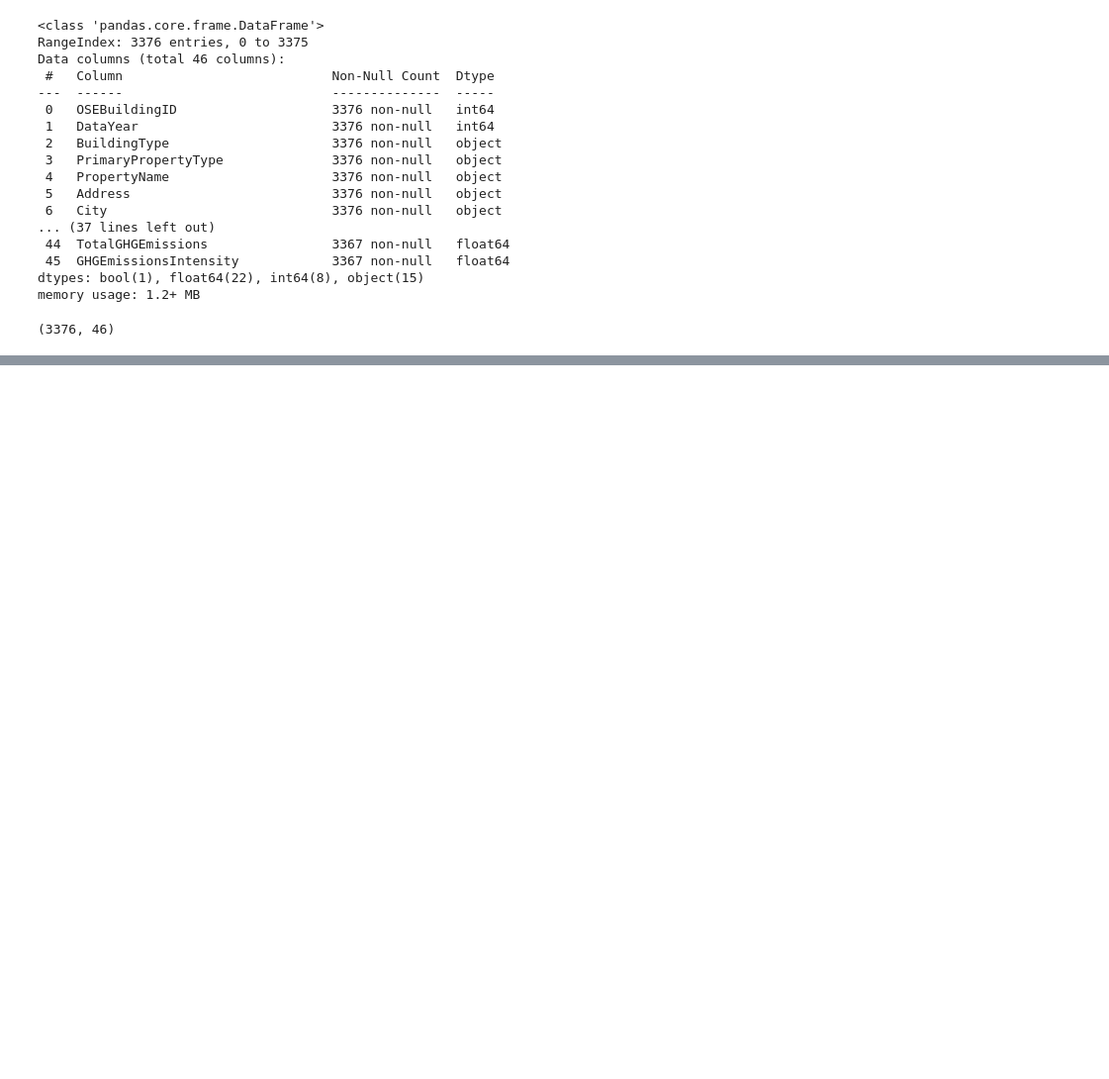
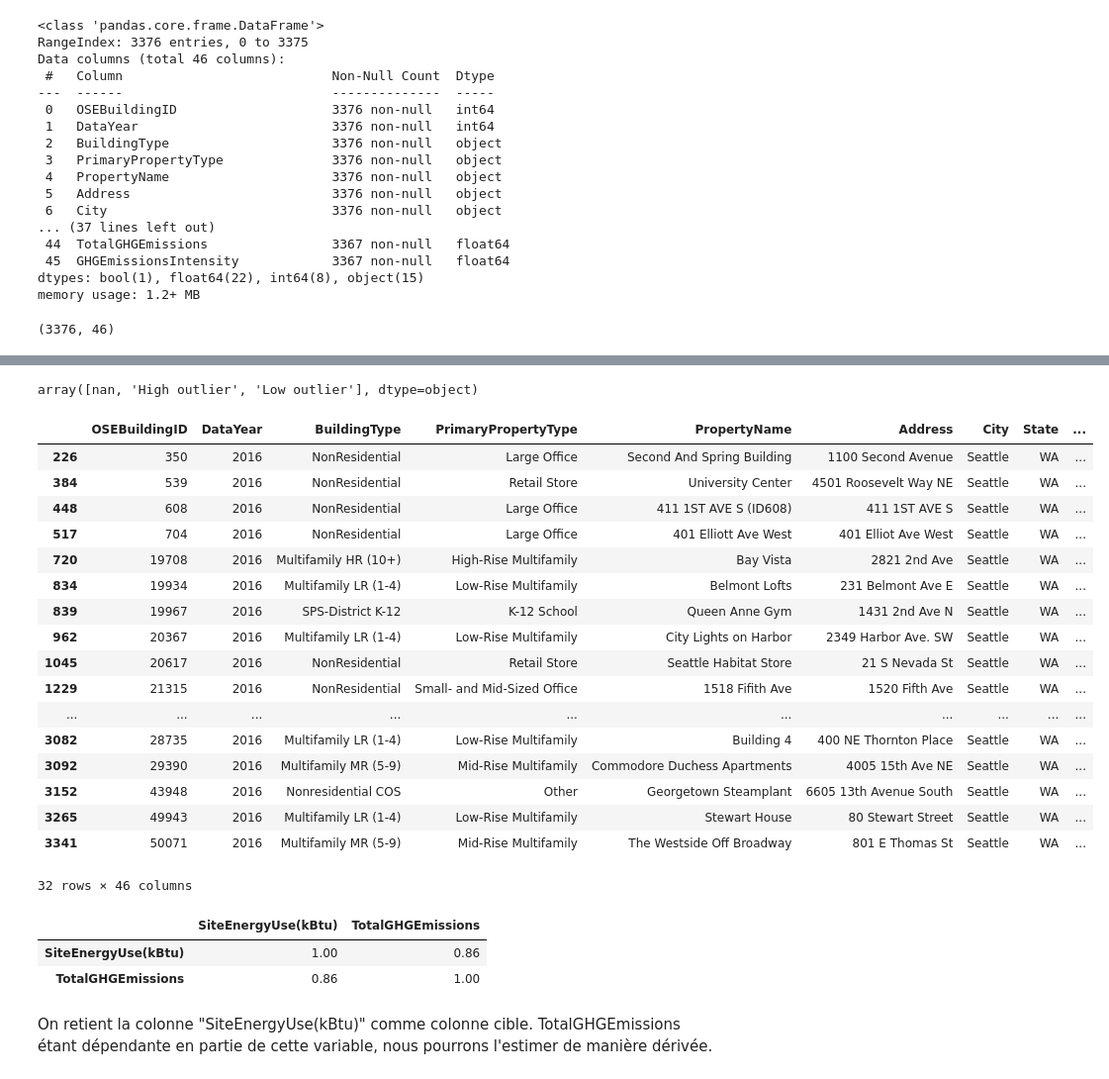
Before and after one commit to R0mNavarr0/Energy_Consumption_Prediction, a Jupyter notebook: EDA.ipynb, the cells around one changed output, grey strips where cells are left out. Shown at 99% size. Saved outputs shown, nothing was run; the diff lists cells and outputs as text; code cells hidden in the pictures; blank space fills up the shorter version.

```diff
--- a/EDA.ipynb
+++ b/EDA.ipynb
@@ -39,0 +60,33 @@ df.shape
+# %%
+df['Outlier'].unique()
+# %% [output]
+array([nan, 'High outlier', 'Low outlier'], dtype=object)
+# %%
+df[df['Outlier'].isin(['High outlier','Low outlier'])]
+# %% [output]
+|  | OSEBuildingID | DataYear | BuildingType | PrimaryPropertyType | PropertyName | Address | City | State | ... |
+| 226 | 350 | 2016 | NonResidential | Large Office | Second And Spring Building | 1100 Second Avenue | Seattle | WA | ... |
+| 384 | 539 | 2016 | NonResidential | Retail Store | University Center | 4501 Roosevelt Way NE | Seattle | WA | ... |
+| 448 | 608 | 2016 | NonResidential | Large Office | 411 1ST AVE S (ID608) | 411 1ST AVE S | Seattle | WA | ... |
+| 517 | 704 | 2016 | NonResidential | Large Office | 401 Elliott Ave West | 401 Elliot Ave West | Seattle | WA | ... |
+| 720 | 19708 | 2016 | Multifamily HR (10+) | High-Rise Multifamily | Bay Vista | 2821 2nd Ave | Seattle | WA | ... |
+| 834 | 19934 | 2016 | Multifamily LR (1-4) | Low-Rise Multifamily | Belmont Lofts | 231 Belmont Ave E | Seattle | WA | ... |
+| 839 | 19967 | 2016 | SPS-District K-12 | K-12 School | Queen Anne Gym | 1431 2nd Ave N | Seattle | WA | ... |
+| 962 | 20367 | 2016 | Multifamily LR (1-4) | Low-Rise Multifamily | City Lights on Harbor | 2349 Harbor Ave. SW | Seattle | WA | ... |
+| 1045 | 20617 | 2016 | NonResidential | Retail Store | Seattle Habitat Store | 21 S Nevada St | Seattle | WA | ... |
+| 1229 | 21315 | 2016 | NonResidential | Small- and Mid-Sized Office | 1518 Fifith Ave | 1520 Fifth Ave | Seattle | WA | ... |
+| ... | ... | ... | ... | ... | ... | ... | ... | ... | ... |
+| 3082 | 28735 | 2016 | Multifamily LR (1-4) | Low-Rise Multifamily | Building 4 | 400 NE Thornton Place | Seattle | WA | ... |
+| 3092 | 29390 | 2016 | Multifamily MR (5-9) | Mid-Rise Multifamily | Commodore Duchess Apartments | 4005 15th Ave NE | Seattle | WA | ... |
+| 3152 | 43948 | 2016 | Nonresidential COS | Other | Georgetown Steamplant | 6605 13th Avenue South | Seattle | WA | ... |
+| 3265 | 49943 | 2016 | Multifamily LR (1-4) | Low-Rise Multifamily | Stewart House | 80 Stewart Street | Seattle | WA | ... |
+| 3341 | 50071 | 2016 | Multifamily MR (5-9) | Mid-Rise Multifamily | The Westside Off Broadway | 801 E Thomas St | Seattle | WA | ... |
+32 rows × 46 columns
+# %%
+df[['SiteEnergyUse(kBtu)','TotalGHGEmissions']].corr(method='pearson', numeric_only=True).round(2)
+# %% [output]
+|  | SiteEnergyUse(kBtu) | TotalGHGEmissions |
+| SiteEnergyUse(kBtu) | 1.00 | 0.86 |
+| TotalGHGEmissions | 0.86 | 1.00 |
+# %% [markdown]
+On retient la colonne "SiteEnergyUse(kBtu)" comme colonne cible. TotalGHGEmissions étant dépendante en partie de cette variable, nous pourrons l'estimer de manière dérivée.
```
Also changed, not shown: parts of 1 cell of this notebook.
